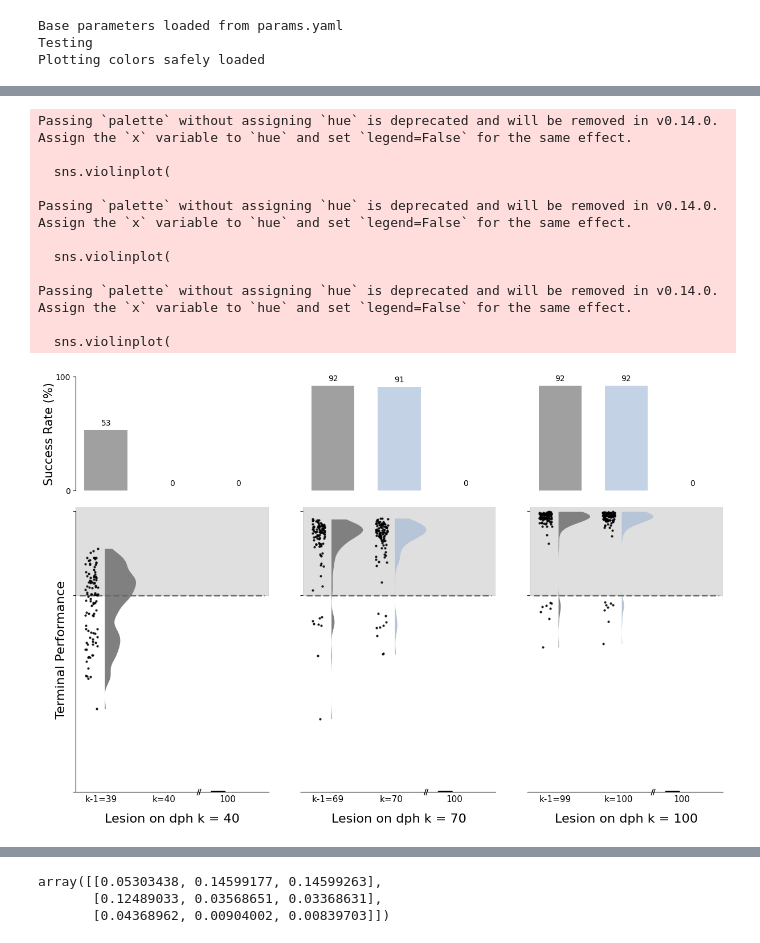
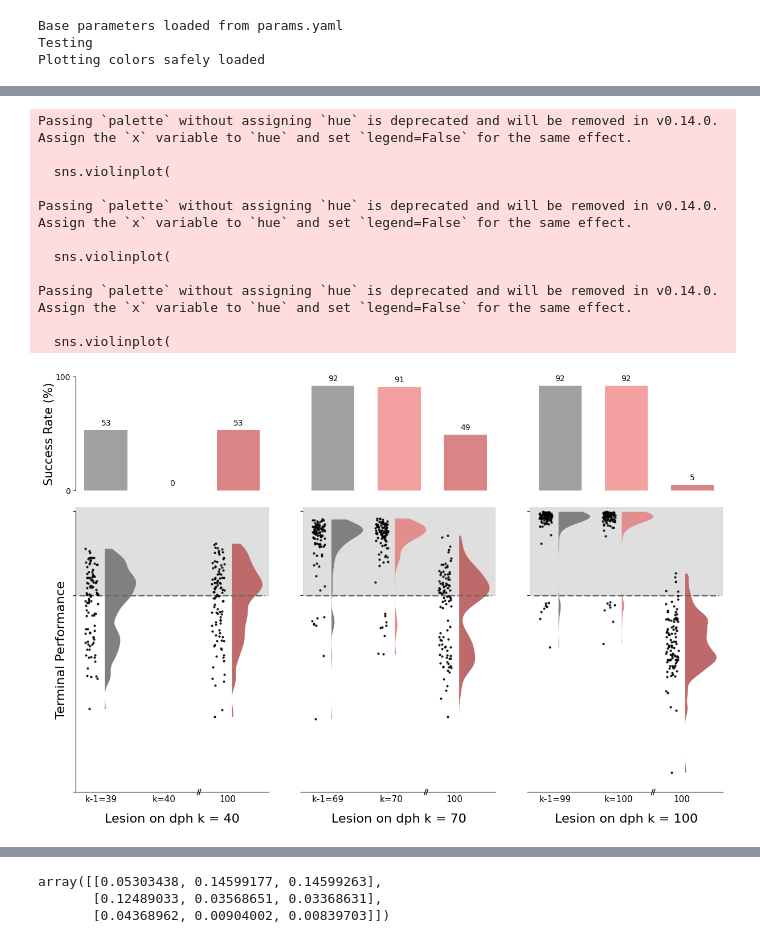
Before and after one commit to AtharvSuryawanshi/Dual_Pathway_RL_songbird, a Jupyter notebook: Figures/Figure_7.ipynb, the cells around one changed output, grey strips where cells are left out. Cells and saved outputs as stored; diff of their text form; code cells hidden in the pictures.

```diff
--- a/Figures/Figure_7.ipynb
+++ b/Figures/Figure_7.ipynb
@@ -296,4 +310,7 @@ save_figure("Figure_7c_v1", save=True)
 # %%
+# from Dual_Pathway_RL_songbird.Lesion_exp import lesion
+
+
 def plot_results_violin_conditions_v2(
     data,                     # shape: seeds x lesion_days x conditions
     lesion_day_list,
@@ -303,6 +320,7 @@ def plot_results_violin_conditions_v2(
     success_threshold=0.7,
     figsize=(12, 5),
     print_success_rate=True,
+    lesion = "BG"
 ):
     import numpy as np
     import matplotlib.pyplot as plt
@@ -311,7 +329,10 @@ def plot_results_violin_conditions_v2(
     # --- indices ---
     wanted_indices = [lesion_day_list.index(day) for day in wanted_days]
     n_conditions = len(conditions)
-    colors = ['grey', 'lightsteelblue', 'steelblue']
+    if lesion == "BG":
+        colors = ['grey', 'lightsteelblue', 'steelblue']
+    if lesion == "RA":
+        colors = ['grey', 'lightcoral', 'indianred']
 
     # =======================
     # Figure + Grid
@@ -536,24 +560,28 @@ array([[[0.        , 0.7441917 ,        nan],
 # %%
+
 # Call the style-consistent plotting function
 fig = plot_results_violin_conditions_v2(
     data=data_ra,
     lesion_day_list=lesion_day_list,
     wanted_days=wanted_days,
     conditions=conditions,
     plot_colors=plot_colors,
     success_threshold=0.7,
     figsize=(12, 8),
+    lesion="RA"
 )
+
+# save_figure("Figure_7c_v2", save=True)
 # %% [output]
 Passing `palette` without assigning `hue` is deprecated and will be removed in v0.14.0. Assign the `x` variable to `hue` and set `legend=False` for the same effect.
 
   sns.violinplot(
 
 Passing `palette` without assigning `hue` is deprecated and will be removed in v0.14.0. Assign the `x` variable to `hue` and set `legend=False` for the same effect.
 
   sns.violinplot(
 
 Passing `palette` without assigning `hue` is deprecated and will be removed in v0.14.0. Assign the `x` variable to `hue` and set `legend=False` for the same effect.
 
   sns.violinplot(
-[figure, old version]
+[figure, new version]
```
Also changed, not shown: parts of 10 cells of this notebook, 6 other files.
